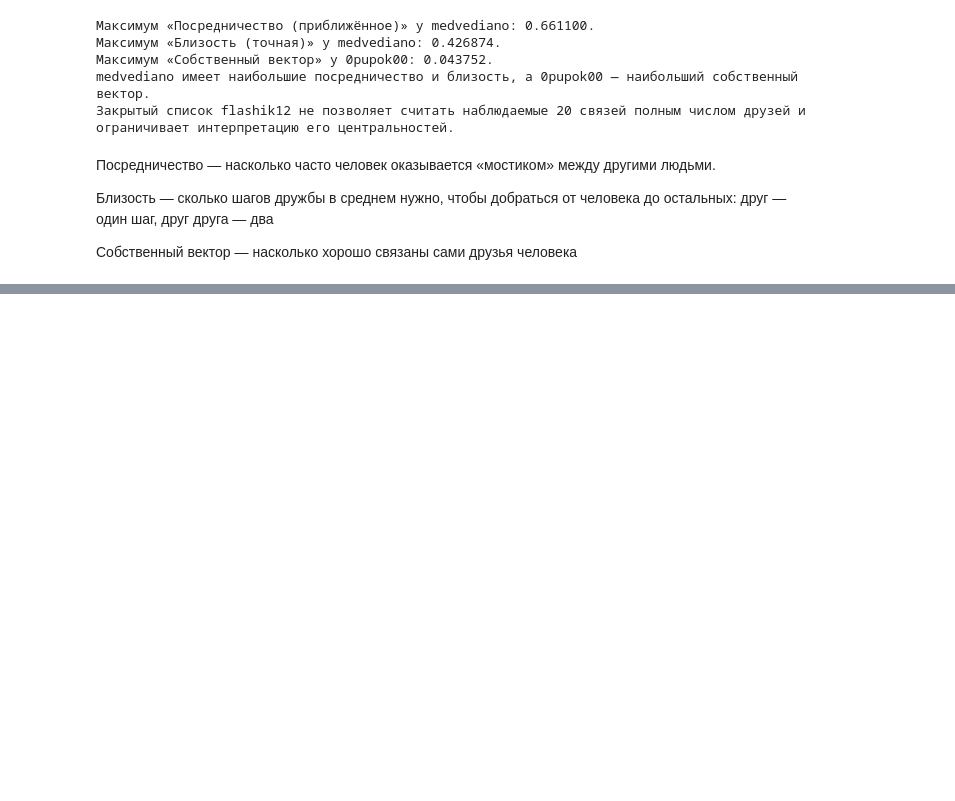
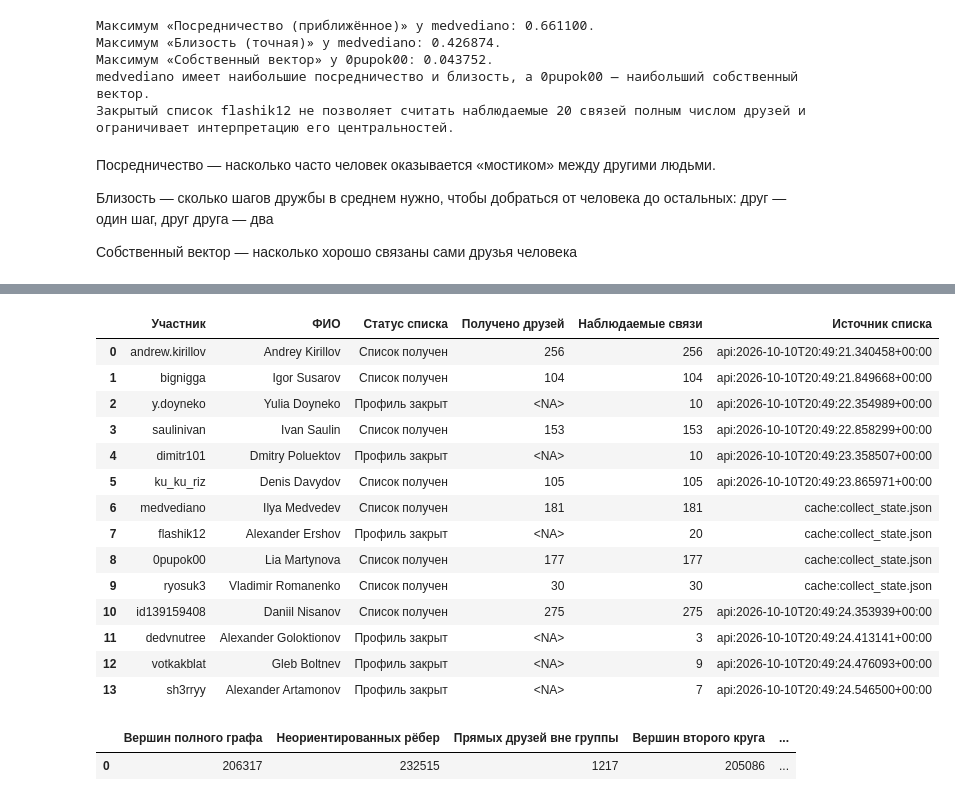
Before and after one commit to Osipovill/intelligent_systems_and_technologies, a Jupyter notebook: practice_2/practice2.ipynb, the cells around one changed output, grey strips where cells are left out. Cells and saved outputs as stored; diff of their text form; code cells hidden in the pictures; blank space fills up the shorter version.

```diff
--- a/practice_2/practice2.ipynb
+++ b/practice_2/practice2.ipynb
@@ -780,0 +836,43 @@ medvediano имеет наибольшие посредничество и бл
+# %%
+full_graph = build_graph(full_edges, full_member_names)
+status_labels = {
+    'loaded': 'Список получен', 'profile_closed': 'Профиль закрыт',
+    'access_denied': 'Нет доступа к списку', 'deactivated': 'Профиль деактивирован',
+}
+full_members['observed_degree'] = full_members['user_id'].map(dict(full_graph.degree()))
+full_members['ФИО'] = (full_members['first_name'] + ' ' + full_members['last_name']).str.strip()
+full_members['Статус списка'] = full_members['friends_status'].map(status_labels).fillna('Не получен')
+full_members['Получено друзей'] = pd.to_numeric(full_members['friends_count'], errors='coerce').astype('Int64')
+display(full_members[[
+    'screen_name', 'ФИО', 'Статус списка', 'Получено друзей', 'observed_degree', 'list_source'
+]].rename(columns={
+    'screen_name': 'Участник', 'observed_degree': 'Наблюдаемые связи', 'list_source': 'Источник списка'
+}))
+full_direct_ids = set(full_edges.loc[full_edges['observation_level'].eq(1), 'friend_id']) - set(full_member_names)
+full_second_ids = set(full_graph) - set(full_member_names) - full_direct_ids
+display(pd.DataFrame([{
+    'Вершин полного графа': len(full_graph),
+    'Неориентированных рёбер': full_graph.number_of_edges(),
+    'Прямых друзей вне группы': len(full_direct_ids),
+    'Вершин второго круга': len(full_second_ids),
+    'Компонент связности': nx.number_connected_components(full_graph),
+    'Изолированных одногруппников': sum(full_graph.degree(uid) == 0 for uid in full_member_names),
+}]))
+# %% [output]
+|  | Участник | ФИО | Статус списка | Получено друзей | Наблюдаемые связи | Источник списка |
+| 0 | andrew.kirillov | Andrey Kirillov | Список получен | 256 | 256 | api:2026-10-10T20:49:21.340458+00:00 |
+| 1 | bignigga | Igor Susarov | Список получен | 104 | 104 | api:2026-10-10T20:49:21.849668+00:00 |
+| 2 | y.doyneko | Yulia Doyneko | Профиль закрыт | <NA> | 10 | api:2026-10-10T20:49:22.354989+00:00 |
+| 3 | saulinivan | Ivan Saulin | Список получен | 153 | 153 | api:2026-10-10T20:49:22.858299+00:00 |
+| 4 | dimitr101 | Dmitry Poluektov | Профиль закрыт | <NA> | 10 | api:2026-10-10T20:49:23.358507+00:00 |
+| 5 | ku_ku_riz | Denis Davydov | Список получен | 105 | 105 | api:2026-10-10T20:49:23.865971+00:00 |
+| 6 | medvediano | Ilya Medvedev | Список получен | 181 | 181 | cache:collect_state.json |
+| 7 | flashik12 | Alexander Ershov | Профиль закрыт | <NA> | 20 | cache:collect_state.json |
+| 8 | 0pupok00 | Lia Martynova | Список получен | 177 | 177 | cache:collect_state.json |
+| 9 | ryosuk3 | Vladimir Romanenko | Список получен | 30 | 30 | cache:collect_state.json |
+| 10 | id139159408 | Daniil Nisanov | Список получен | 275 | 275 | api:2026-10-10T20:49:24.353939+00:00 |
+| 11 | dedvnutree | Alexander Goloktionov | Профиль закрыт | <NA> | 3 | api:2026-10-10T20:49:24.413141+00:00 |
+| 12 | votkakblat | Gleb Boltnev | Профиль закрыт | <NA> | 9 | api:2026-10-10T20:49:24.476093+00:00 |
+| 13 | sh3rryy | Alexander Artamonov | Профиль закрыт | <NA> | 7 | api:2026-10-10T20:49:24.546500+00:00 |
+|  | Вершин полного графа | Неориентированных рёбер | Прямых друзей вне группы | Вершин второго круга | ... |
+| 0 | 206317 | 232515 | 1217 | 205086 | ... |
```
Also changed, not shown: parts of 18 cells of this notebook, 12 other files.
